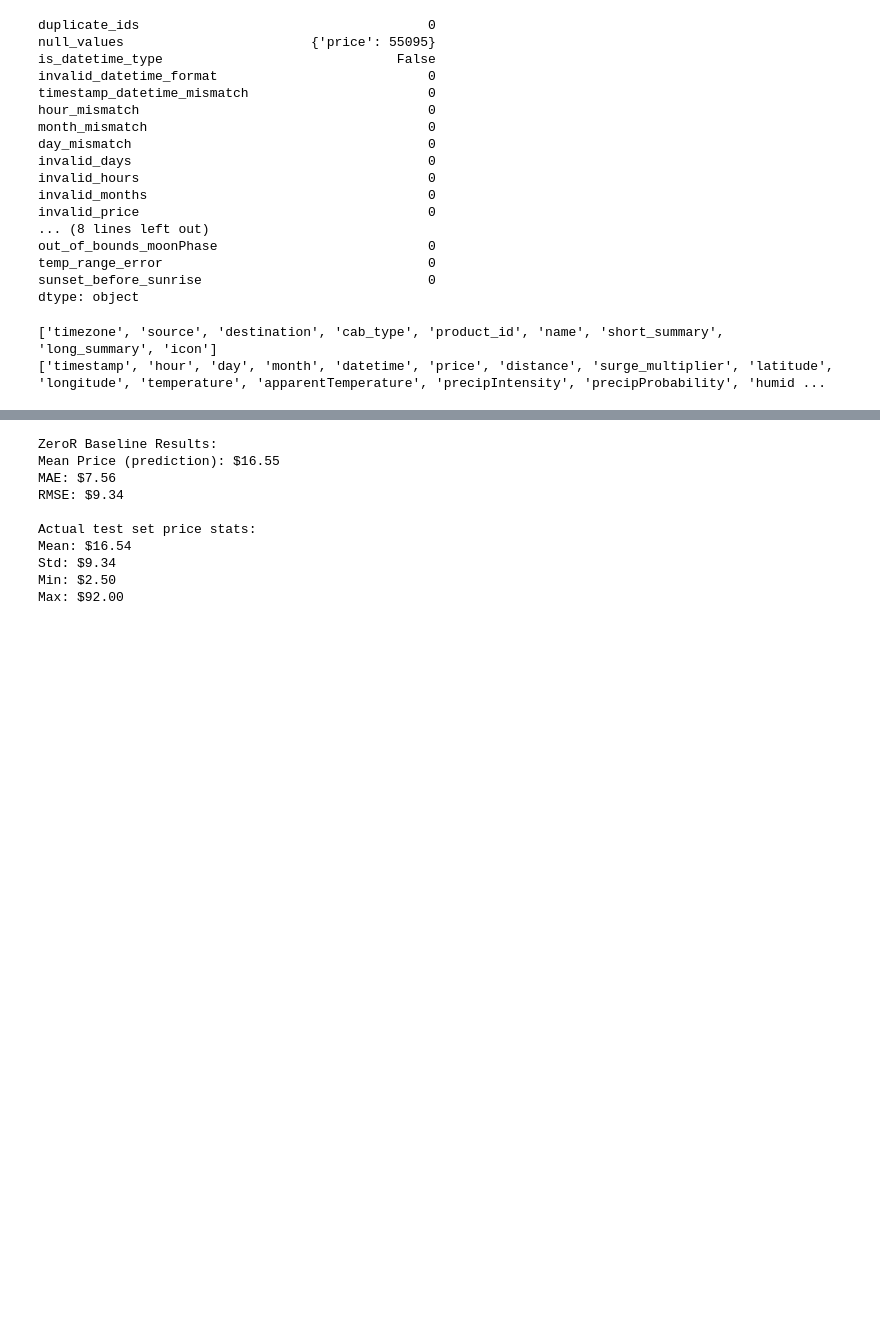
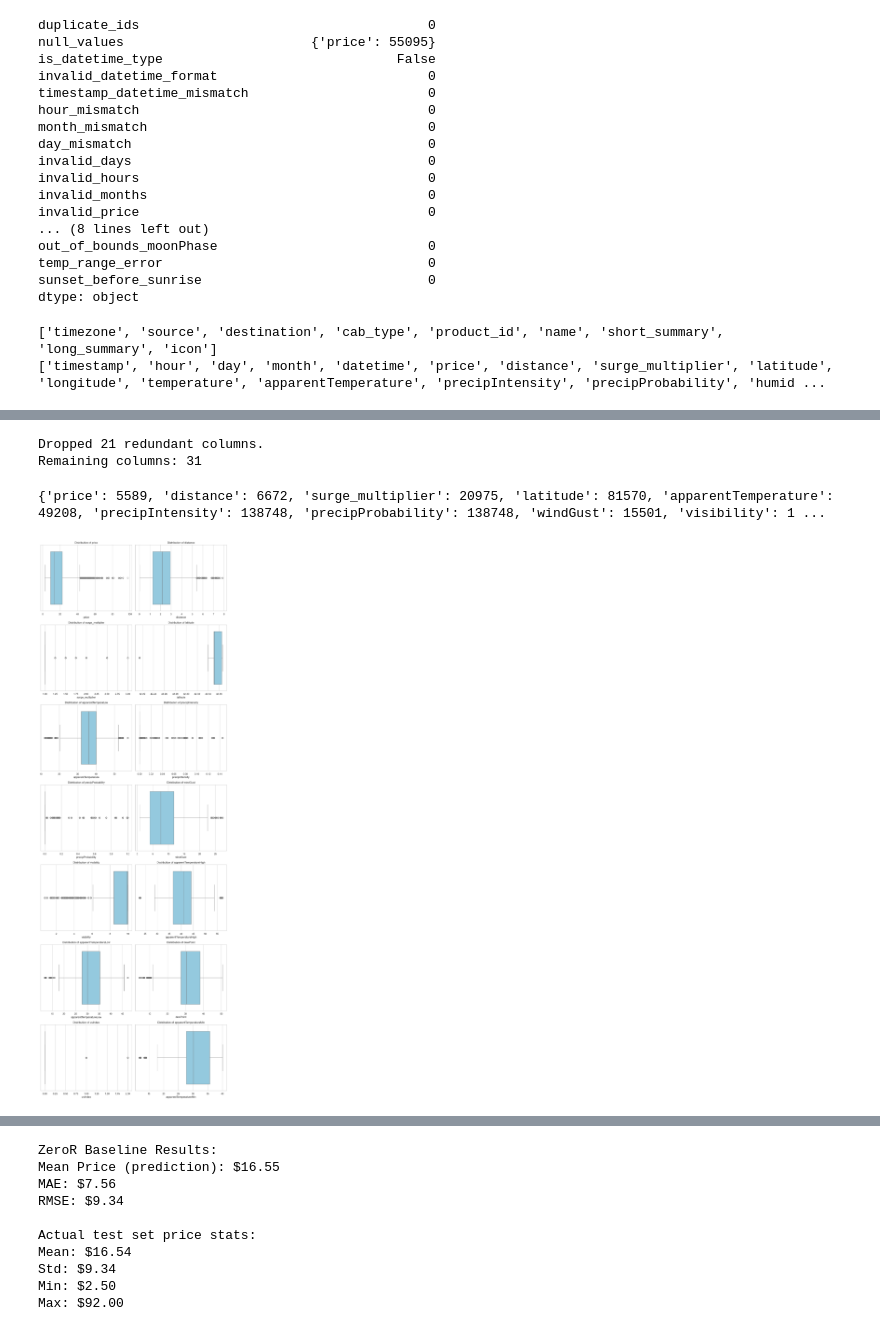
Before and after one commit to nourabouzeid/uber-price-prediction, a Jupyter notebook: notebook.ipynb, the cells around one changed output, grey strips where cells are left out. Saved outputs shown, nothing was run; the diff lists cells and outputs as text; code cells hidden in the pictures; blank space fills up the shorter version.

```diff
--- a/notebook.ipynb
+++ b/notebook.ipynb
@@ -308,0 +283,62 @@ for group in high_corr_groups:
+# %%
+cols_to_drop = []
+for group in high_corr_groups:
+    group_list = sorted(list(group))
+    cols_to_drop.extend(group_list[1:])
+
+df = df.drop(columns=cols_to_drop)
+
+print(f"Dropped {len(cols_to_drop)} redundant columns.")
+print(f"Remaining columns: {df.shape[1]}")
+
+num_cols = [col for col in num_cols if col not in cols_to_drop]
+# %% [output]
+Dropped 21 redundant columns.
+Remaining columns: 31
+# %%
+def count_outliers_iqr(df, columns):
+    outlier_report = {}
+
+    for col in columns:
+        Q1 = df[col].quantile(0.25)
+        Q3 = df[col].quantile(0.75)
+        IQR = Q3 - Q1
+
+        lower_bound = Q1 - 1.5 * IQR
+        upper_bound = Q3 + 1.5 * IQR
+
+        outliers = df[(df[col] < lower_bound) | (df[col] > upper_bound)]
+        if len(outliers) > 0:
+            outlier_report[col] = len(outliers)
+
+    return outlier_report
+
+reports = count_outliers_iqr(df, num_cols)
+print(reports)
+outliers = reports.keys()
+# %% [output]
+{'price': 5589, 'distance': 6672, 'surge_multiplier': 20975, 'latitude': 81570, 'apparentTemperature': 49208, 'precipIntensity': 138748, 'precipProbability': 138748, 'windGust': 15501, 'visibility': 1 ...
+# %%
+def plot_boxplots(df, num_cols):
+    sns.set_theme(style="whitegrid")
+
+    n_cols = 2
+    n_rows = (len(num_cols) + 1) // n_cols
+
+    fig, axes = plt.subplots(n_rows, n_cols, figsize=(12, 5 * n_rows))
+    axes = axes.flatten()
+
+    for i, col in enumerate(num_cols):
+        sns.boxplot(data=df, x=col, ax=axes[i], color='skyblue')
+        axes[i].set_title(f'Distribution of {col}')
+
+    # Hide any unused subplots
+    for j in range(i + 1, len(axes)):
+        axes[j].axis('off')
+
+    plt.tight_layout()
+    plt.show()
+# %%
+plot_boxplots(df, outliers)
+# %% [output]
+[figure, added]
```
Also changed, not shown: parts of 63 cells of this notebook, 4 other files.
